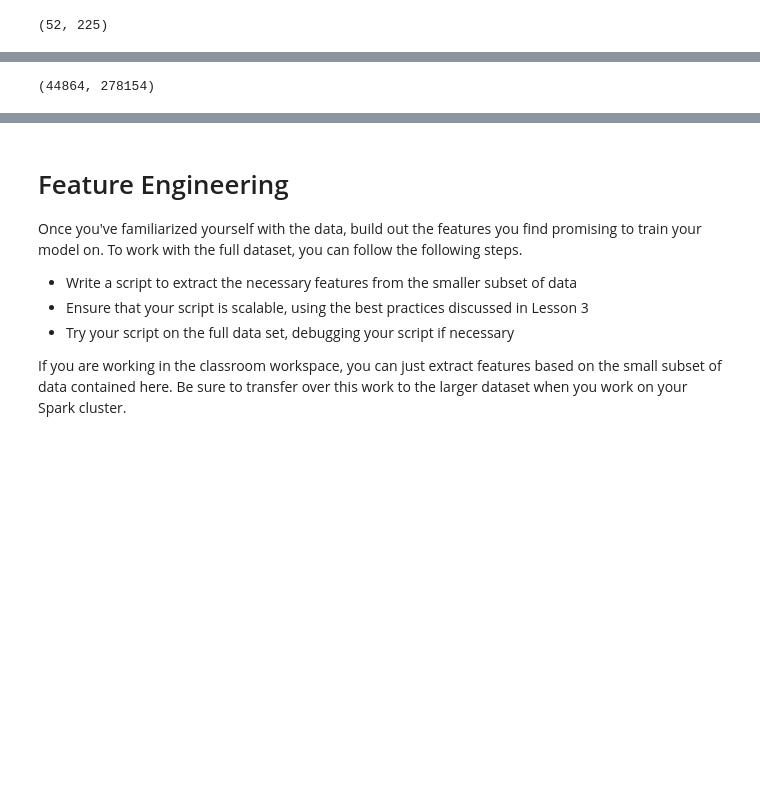
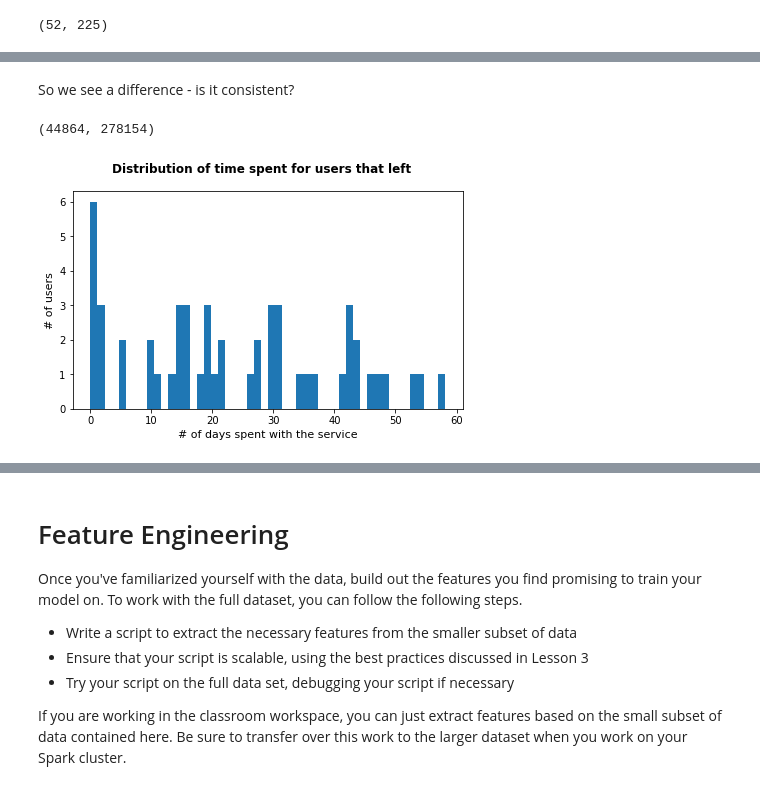
Before and after one commit to russom/DSND-Capstone, a Jupyter notebook: notebooks/Sparkify-project-local.ipynb, the cells around one changed output, grey strips where cells are left out. Drawn from its saved outputs; the diff is of its cells as text; code cells hidden in the pictures; blank space fills up the shorter version.

```diff
--- a/notebooks/Sparkify-project-local.ipynb
+++ b/notebooks/Sparkify-project-local.ipynb
@@ -159,5 +160,5 @@ Row(artist='Martha Tilston', auth='Logged In', firstName='Colin', gender='M', it
 # %%
 # Filter users that cancelled vs. users that stayed
-users_cancelling = user_log_valid.select(["userId"]).where(user_log_valid.churn == 1).dropDuplicates().collect()
+users_cancelled = user_log_valid.select(["userId"]).where(user_log_valid.churn == 1).dropDuplicates().collect()
 users_staying = user_log_valid.select(["userId"]).where(user_log_valid.churn == 0).dropDuplicates().collect()
 # %%
@@ -206,2 +236,4 @@ datetime.fromtimestamp(user_0_lifecycle[0][4]/1000), datetime.fromtimestamp(user
+# %% [markdown]
+So we see a difference - is it consistent?
 # %%
 # Select a subset of the dataframe with the users that left
@@ -223,0 +258,10 @@ for i in range(len(users_cancelling_list)):
+# %%
+# Plot histogram
+fig = plt.figure(figsize=(7, 4))
+fig.suptitle('Distribution of time spent for users that left', fontsize=12, fontweight='bold')
+
+plt.hist(delta_time_cancelled, bins=50);
+plt.xlabel('# of days spent with the service', fontsize=11)
+plt.ylabel('# of users', fontsize=11);
+# %% [output]
+[figure, added]
```
Also changed, not shown: parts of 33 cells of this notebook.
